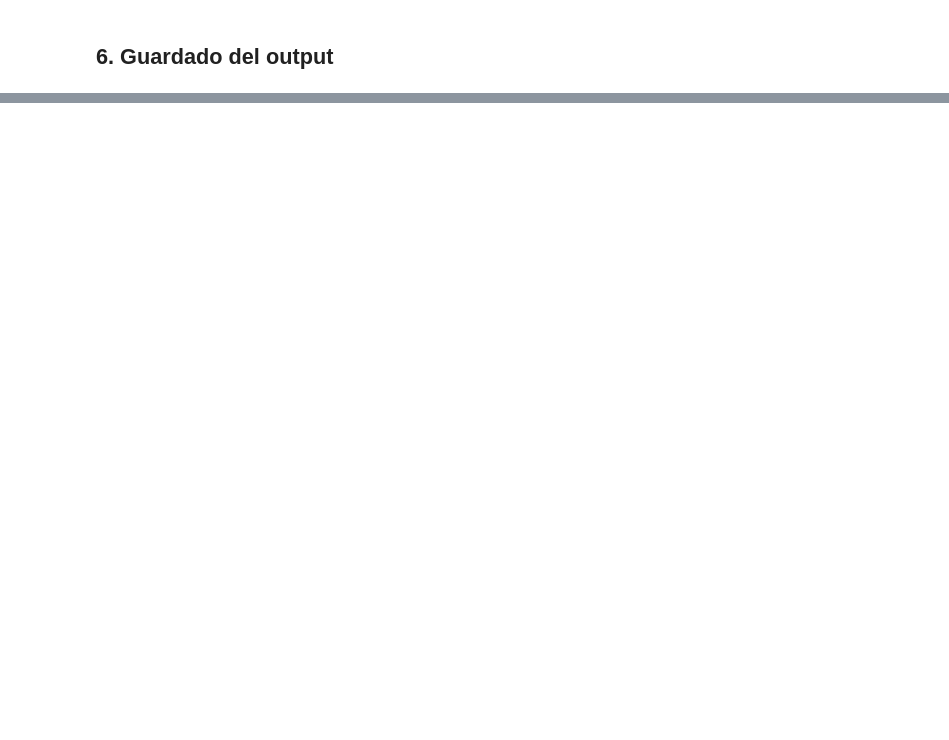
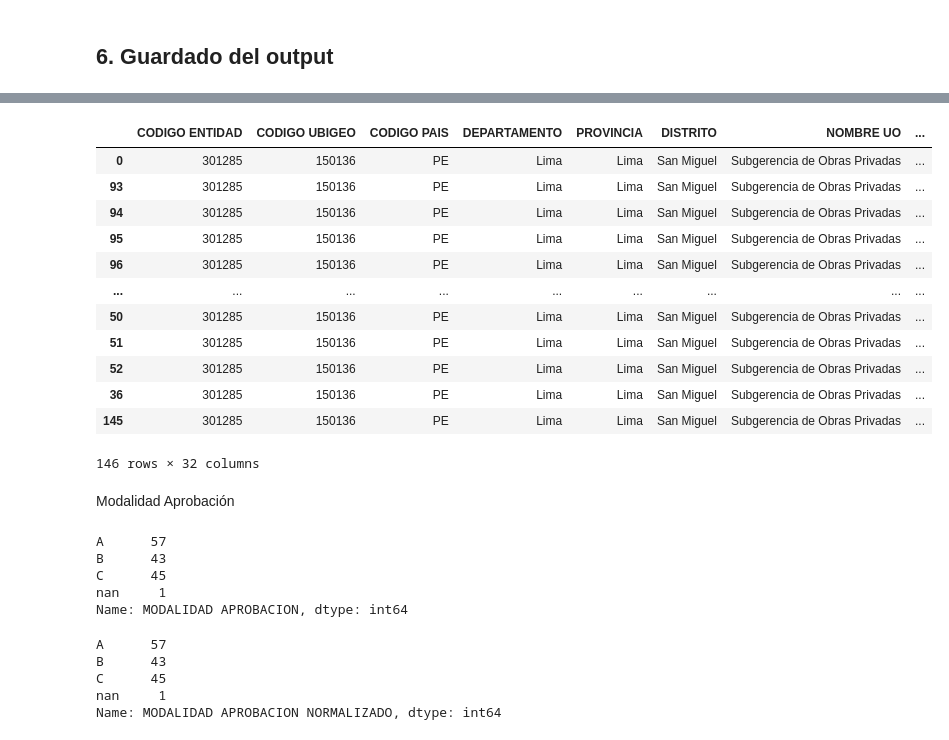
Before and after one commit to LuisPalominoR/Entregable-2, a Jupyter notebook: Entregable_2.ipynb, the cells around one changed output, grey strips where cells are left out. Drawn from its saved outputs; the diff is of its cells as text; code cells hidden in the pictures; blank space fills up the shorter version.

```diff
--- a/Entregable_2.ipynb
+++ b/Entregable_2.ipynb
@@ -1818,0 +2548,2 @@ memory usage: 30.3+ KB
+# %%
+df_ordenado2 = df_ordenado2.drop('TIPO DE USO NORMALIZADO', axis=1)
@@ -1818,0 +2552,2 @@ memory usage: 30.3+ KB
+# %%
+df_ordenado2['TIPO ALTURA'] = df_ordenado2['TIPO ALTURA'].str.strip()
@@ -1818,0 +2564,2 @@ memory usage: 30.3+ KB
+# %%
+df_ordenado2['DETALLE ALTURA'] = df_ordenado2['DETALLE ALTURA'].astype(str)
@@ -1818,0 +2586,2 @@ memory usage: 30.3+ KB
+# %%
+df_ordenado2['DETALLE ALTURA'] = df_ordenado2['DETALLE ALTURA'].str.strip()
@@ -1818,0 +2692,17 @@ memory usage: 30.3+ KB
+# %%
+df_ordenado2['DETALLE ALTURA'] = df_ordenado2['DETALLE ALTURA NORMALIZADO']
+df_ordenado2
+# %% [output]
+|  | CODIGO ENTIDAD | CODIGO UBIGEO | CODIGO PAIS | DEPARTAMENTO | PROVINCIA | DISTRITO | NOMBRE UO | ... |
+| 0 | 301285 | 150136 | PE | Lima | Lima | San Miguel | Subgerencia de Obras Privadas | ... |
+| 93 | 301285 | 150136 | PE | Lima | Lima | San Miguel | Subgerencia de Obras Privadas | ... |
+| 94 | 301285 | 150136 | PE | Lima | Lima | San Miguel | Subgerencia de Obras Privadas | ... |
+| 95 | 301285 | 150136 | PE | Lima | Lima | San Miguel | Subgerencia de Obras Privadas | ... |
+| 96 | 301285 | 150136 | PE | Lima | Lima | San Miguel | Subgerencia de Obras Privadas | ... |
+| ... | ... | ... | ... | ... | ... | ... | ... | ... |
+| 50 | 301285 | 150136 | PE | Lima | Lima | San Miguel | Subgerencia de Obras Privadas | ... |
+| 51 | 301285 | 150136 | PE | Lima | Lima | San Miguel | Subgerencia de Obras Privadas | ... |
+| 52 | 301285 | 150136 | PE | Lima | Lima | San Miguel | Subgerencia de Obras Privadas | ... |
+| 36 | 301285 | 150136 | PE | Lima | Lima | San Miguel | Subgerencia de Obras Privadas | ... |
+| 145 | 301285 | 150136 | PE | Lima | Lima | San Miguel | Subgerencia de Obras Privadas | ... |
+146 rows × 32 columns
@@ -1818,0 +2711,2 @@ memory usage: 30.3+ KB
+# %% [markdown]
+Modalidad Aprobación
@@ -1818,0 +2715,26 @@ memory usage: 30.3+ KB
+# %%
+df_ordenado2['MODALIDAD APROBACION'].value_counts(dropna=False).sort_index()
+# %% [output]
+A      57
+B      43
+C      45
+nan     1
+Name: MODALIDAD APROBACION, dtype: int64
+# %%
+def APROBACION2(MODALIDAD2):
+    if 'C' in MODALIDAD2:
+        return 'C'
+    if "A" in MODALIDAD2:
+        return "A"
+    else:
+        return MODALIDAD2
+
+df_ordenado2['MODALIDAD APROBACION NORMALIZADO'] = df_ordenado2['MODALIDAD APROBACION'].apply(APROBACION2)
+
+df_ordenado2['MODALIDAD APROBACION NORMALIZADO'].value_counts(dropna=False).sort_index()
+# %% [output]
+A      57
+B      43
+C      45
+nan     1
+Name: MODALIDAD APROBACION NORMALIZADO, dtype: int64
```
Also changed, not shown: parts of 163 cells of this notebook.
